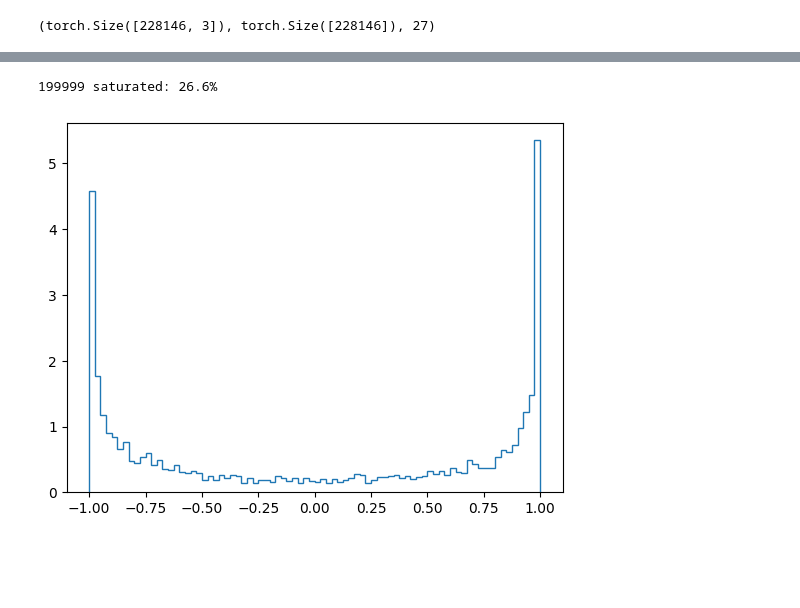
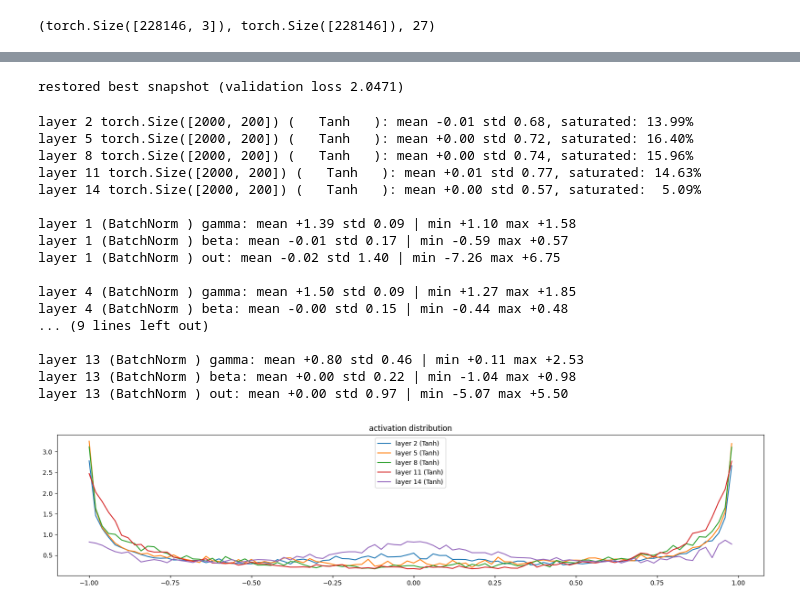
Before and after one commit to ajitkarthik/makemore, a Jupyter notebook: makemore3.ipynb, the cells around one changed output, grey strips where cells are left out. Cells and saved outputs as stored; diff of their text form; code cells hidden in the pictures; blank space fills up the shorter version.

```diff
--- a/makemore3.ipynb
+++ b/makemore3.ipynb
@@ -214,36 +261,87 @@ for i in range(200000):
+# %%
+# Restore the best snapshot (lowest validation loss) into the live network.
+# `parameters` holds the same leaf tensors the layers use, in the same order as
+# `best_snapshot`, so an in-place copy updates the model. BatchNorm running stats
+# are buffers (not in `parameters`), so restore them separately — otherwise the
+# eval/sample-time forward pass won't reproduce the loss we actually measured.
+with torch.no_grad():
+    for p, snap in zip(parameters, best_snapshot):
+        p.copy_(snap)
+    bn_layers = [l for l in layers if isinstance(l, BatchNorm)]
+    for l, (rm, rv) in zip(bn_layers, best_bn_stats):
+        l.running_mean = rm.clone()
+        l.running_variance = rv.clone()
+
+print(f"restored best snapshot (validation loss {best_val:.4f})")
+
+for layer in  layers:
+    if isinstance(layer, BatchNorm):
+        layer.mode = "eval"
+# %% [output]
+restored best snapshot (validation loss 2.0471)
 # %%
 # DIAGNOSTICS
 
 #collect diags using a forward pass. make sure gradients are untouched
 with torch.no_grad():
     batch_indexes = torch.randint(0, X_validate.size(0), (1000,))
 
     # lookup embeddings
     one_hot = F.one_hot(X_validate[batch_indexes], num_classes=vocab_size).float() # (1000, 3, 27)
     x = one_hot @ C # (1000, 3, 2)
 
     # first linear layer is a layer of 6 neurons
-    x = x.view(-1, 6) # (1000, 6)
+    x = x.view(-1, EMBEDDING_DIMENSIONS * NGRAM_SIZE) # (1000, 6)
 
     # call the neural net
     for layer in layers:
         x = layer(x)
 
-# plt.figure(figsize=(12, 4))
-# legends = []
-# for i, layer in enumerate(layers):
-#     t = layer.out.detach()
-#     plt.hist(t.view(-1).tolist(), bins=80, histtype='step', density=True)
-#     legends.append(f"{i}: {layer.__class__.__name__}")
-# plt.legend(legends)
-# plt.title("activation distribution")
-# plt.show()
+    # per-tanh-layer activation stats + overlaid histograms (karpathy makemore3 style)
+    tanh_layers = [(i, layer) for i, layer in enumerate(layers[:-1]) if isinstance(layer, Tanh)]
 
-plt.hist(layers[2].out.view(-1).tolist(), bins=80, histtype='step', density=True)
-print(f"{i} saturated: {(layers[2].out.abs() > 0.97).float().mean()*100:.1f}%")
+    plt.figure(figsize=(20, 4))
+    legends = []
+    for (i, layer) in tanh_layers:
+        t = layer.out
+        print(f'layer {i} {t.shape} ({layer.__class__.__name__:^10}): mean {t.mean():+.2f} std {t.std():.2f}, saturated: {(t.abs() > 0.97).float().mean()*100:>5.2f}%')
+        hy, hx = torch.histogram(t, density=True)
+        plt.plot(hx[:-1].detach(), hy.detach())
+        legends.append(f'layer {i} ({layer.__class__.__name__})')
+    plt.legend(legends)
+    plt.title('activation distribution')
+
+    # learned BatchNorm scale: output std right after a BN layer is ~|gamma|,
+    # so gamma drifting well above 1 is what re-saturates the following Tanh
+    print()
+    for i, layer in enumerate(layers):
+        if isinstance(layer, BatchNorm):
+            g = layer.gamma
+            b = layer.beta
+            out = layer.out
+            print(f'layer {i} (BatchNorm ) gamma: mean {g.mean():+.2f} std {g.std():.2f} | min {g.min():+.2f} max {g.max():+.2f}')
+            print(f'layer {i} (BatchNorm ) beta: mean {b.mean():+.2f} std {b.std():.2f} | min {b.min():+.2f} max {b.max():+.2f}')
+            print(f'layer {i} (BatchNorm ) out: mean {out.mean():+.2f} std {out.std():.2f} | min {out.min():+.2f} max {out.max():+.2f}')
+            print()
 # %% [output]
-199999 saturated: 26.6%
+layer 2 torch.Size([2000, 200]) (   Tanh   ): mean -0.01 std 0.68, saturated: 13.99%
+layer 5 torch.Size([2000, 200]) (   Tanh   ): mean +0.00 std 0.72, saturated: 16.40%
+layer 8 torch.Size([2000, 200]) (   Tanh   ): mean +0.00 std 0.74, saturated: 15.96%
+layer 11 torch.Size([2000, 200]) (   Tanh   ): mean +0.01 std 0.77, saturated: 14.63%
+layer 14 torch.Size([2000, 200]) (   Tanh   ): mean +0.00 std 0.57, saturated:  5.09%
+
+layer 1 (BatchNorm ) gamma: mean +1.39 std 0.09 | min +1.10 max +1.58
+layer 1 (BatchNorm ) beta: mean -0.01 std 0.17 | min -0.59 max +0.57
+layer 1 (BatchNorm ) out: mean -0.02 std 1.40 | min -7.26 max +6.75
+
+layer 4 (BatchNorm ) gamma: mean +1.50 std 0.09 | min +1.27 max +1.85
+layer 4 (BatchNorm ) beta: mean -0.00 std 0.15 | min -0.44 max +0.48
+... (9 lines left out)
+
+layer 13 (BatchNorm ) gamma: mean +0.80 std 0.46 | min +0.11 max +2.53
+layer 13 (BatchNorm ) beta: mean +0.00 std 0.22 | min -1.04 max +0.98
+layer 13 (BatchNorm ) out: mean +0.00 std 0.97 | min -5.07 max +5.50
-[figure, old version]
+[figure, new version]
 # %%
 # sample the neural net to get name sounding things ...
 
```
Also changed, not shown: parts of 5 cells of this notebook.
